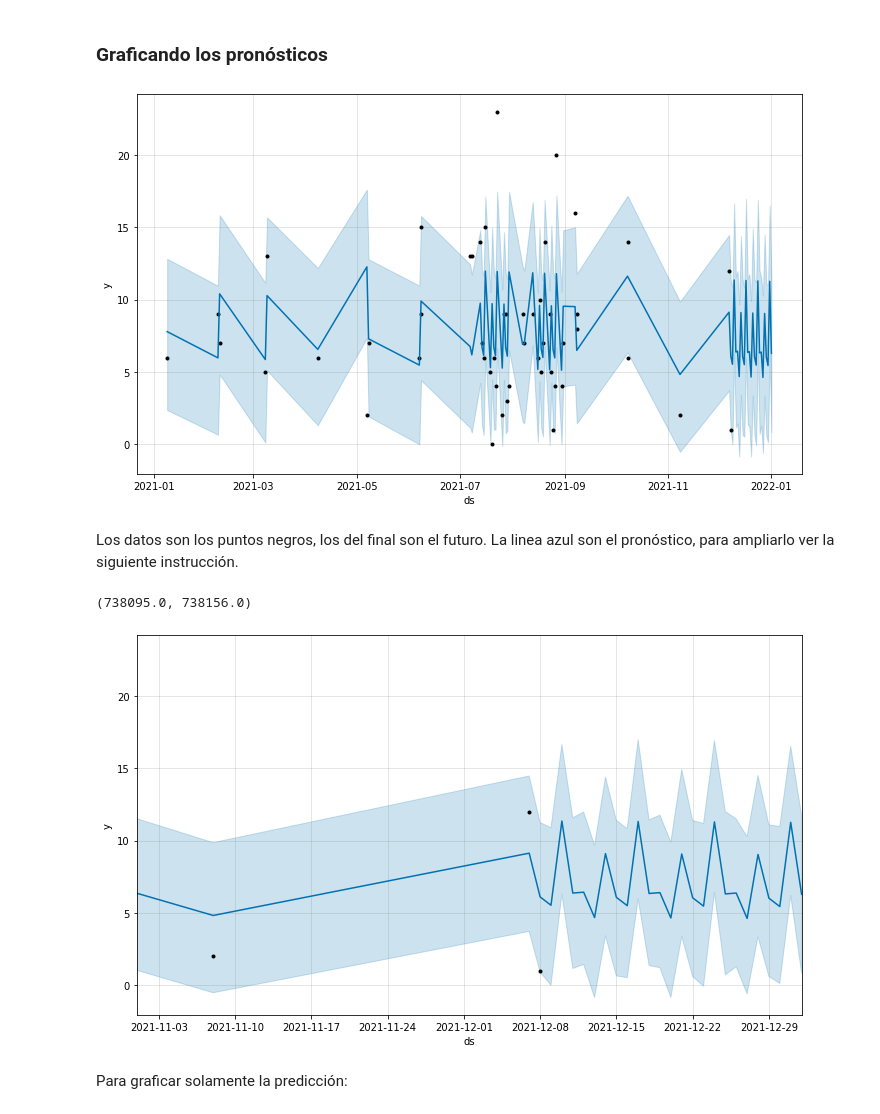
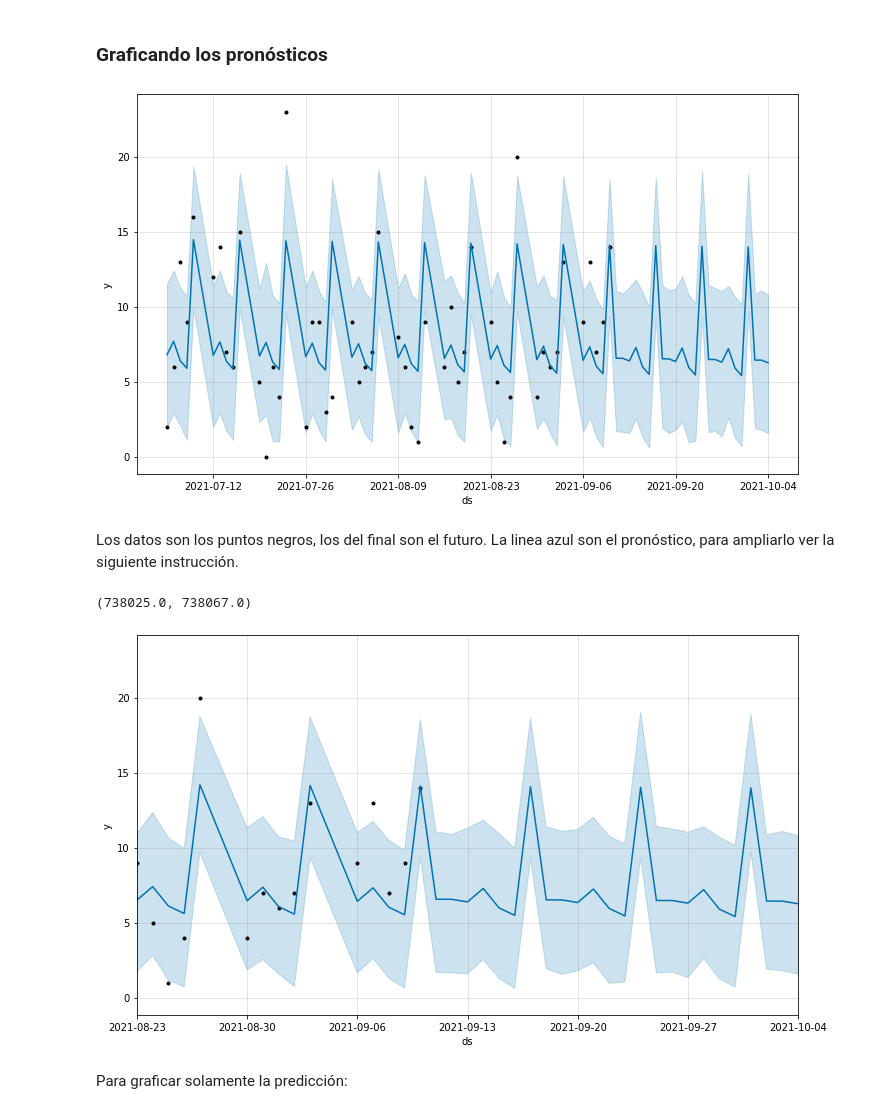
Before and after one commit to carolimo24/curso-series-temporales, a Jupyter notebook: 12. Prediciendo el futuro/Python/17_Facebook_Prophet(Kevinparte1).ipynb, the cells around one changed output. Drawn from its saved outputs; the diff is of its cells as text; code cells hidden in the pictures.

```diff
--- a/12. Prediciendo el futuro/Python/17_Facebook_Prophet(Kevinparte1).ipynb
+++ b/12. Prediciendo el futuro/Python/17_Facebook_Prophet(Kevinparte1).ipynb
@@ -33,7 +52,7 @@ df['ds'] = pd.to_datetime(df['ds'])
 # %% [markdown]
 ## Create and Fit Model
 # %%
-m = Prophet()
+m = Prophet(daily_seasonality=True, weekly_seasonality='auto')
 m.fit(df)
 # %% [output]
 INFO:fbprophet:Disabling yearly seasonality. Run prophet with yearly_seasonality=True to override this.
@@ -141,7 +162,7 @@ forecast[['ds', 'yhat', 'yhat_lower', 'yhat_upper']].tail(12)
 # %%
 m.plot(forecast);
 # %% [output]
-[figure, old version]
+[figure, new version]
 # %% [markdown]
 Los datos son los puntos negros, los del final son el futuro. La linea azul son el pronóstico, para ampliarlo ver la siguiente instrucción.
 # %%
@@ -149,10 +170,10 @@ pd.plotting.register_matplotlib_converters()
 # %%
 import matplotlib.pyplot as plt
 m.plot(forecast)
-plt.xlim('2021-11-01','2022-01-01')
+plt.xlim('2021-08-23','2021-10-04')
 # %% [output]
-(738095.0, 738156.0)
+(738025.0, 738067.0)
-[figure, old version]
+[figure, new version]
 # %% [markdown]
 Para graficar solamente la predicción:
 # %%
```
Also changed, not shown: parts of 28 cells of this notebook.
